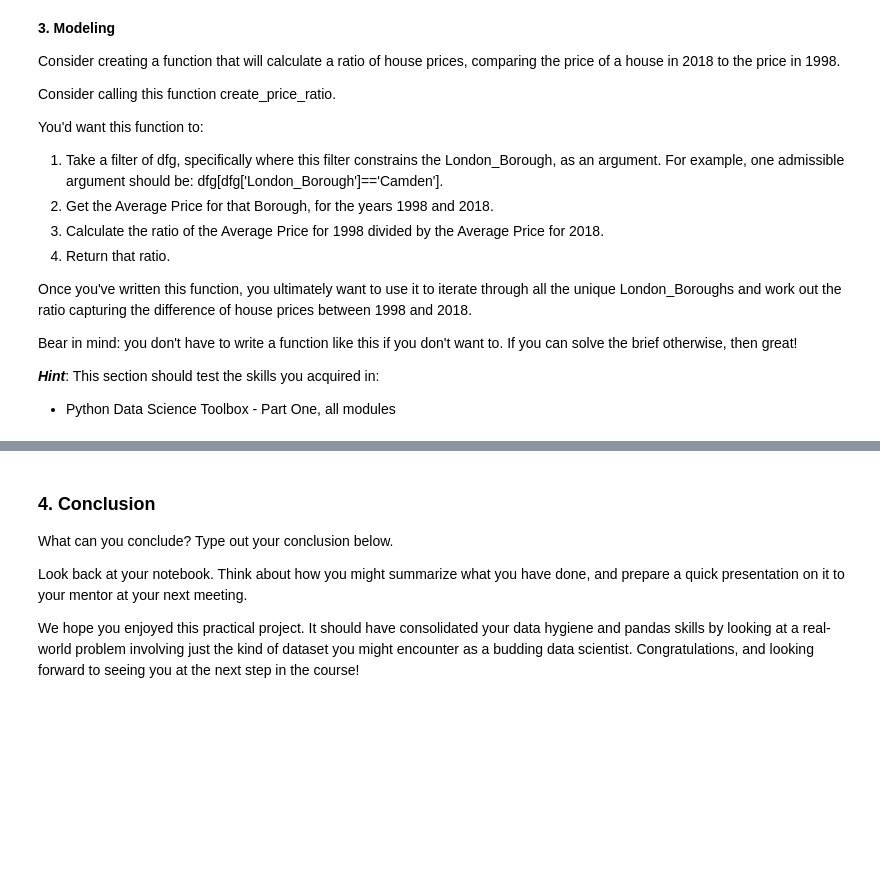
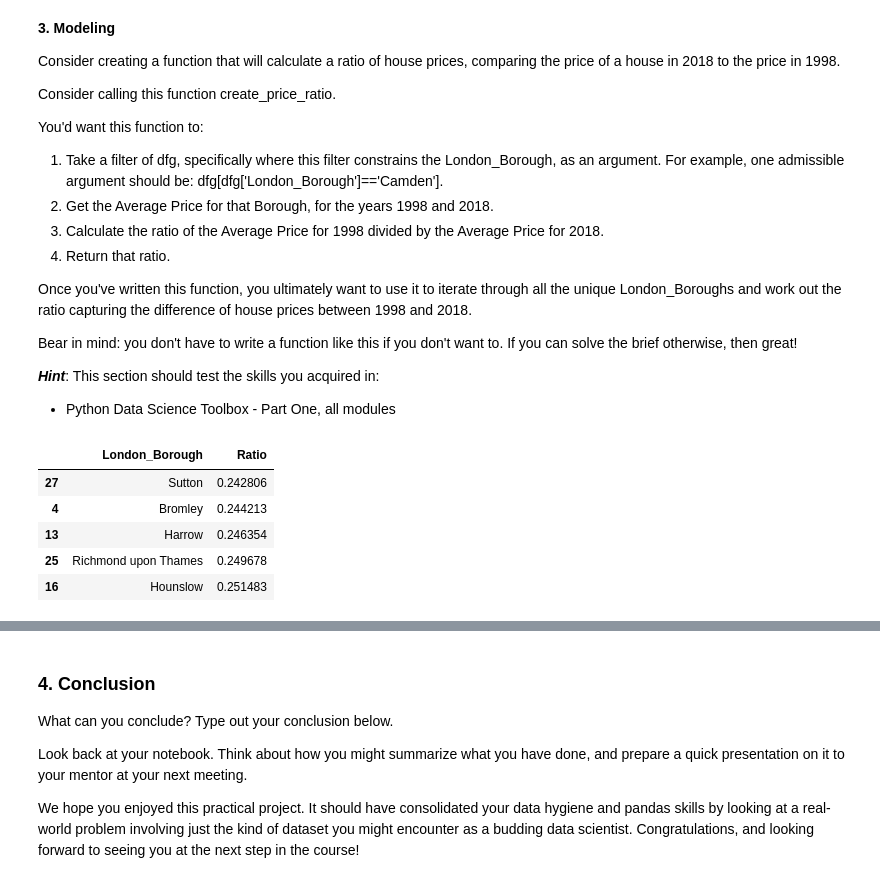
Before and after one commit to alexbui96/springboard, a Jupyter notebook: 1581459544_Unit_4_Challenge_-_Tier_3.ipynb/Unit 4 Challenge - Tier 3.ipynb, the cells around one changed output, grey strips where cells are left out. Drawn from its saved outputs; the diff is of its cells as text; code cells hidden in the pictures; blank space fills up the shorter version.

```diff
--- a/1581459544_Unit_4_Challenge_-_Tier_3.ipynb/Unit 4 Challenge - Tier 3.ipynb
+++ b/1581459544_Unit_4_Challenge_-_Tier_3.ipynb/Unit 4 Challenge - Tier 3.ipynb
@@ -443,0 +458,19 @@ Bear in mind: you don't have to write a function like this if you don't want to.
+# %%
+# create ratio dataframe
+boroughs = []
+ratio = []
+
+for borough in properties['London_Borough'].unique():
+    df = properties[properties['London_Borough'] == borough]
+    boroughs.append(borough)
+    ratio.append(create_price_ratio(df))
+
+df_ratio = pd.DataFrame({'London_Borough': boroughs, 'Ratio': ratio}).sort_values(by = 'Ratio', ascending = True)
+df_ratio.tail()
+# %% [output]
+|  | London_Borough | Ratio |
+| 27 | Sutton | 0.242806 |
+| 4 | Bromley | 0.244213 |
+| 13 | Harrow | 0.246354 |
+| 25 | Richmond upon Thames | 0.249678 |
+| 16 | Hounslow | 0.251483 |
```
Also changed, not shown: parts of 16 cells of this notebook.
